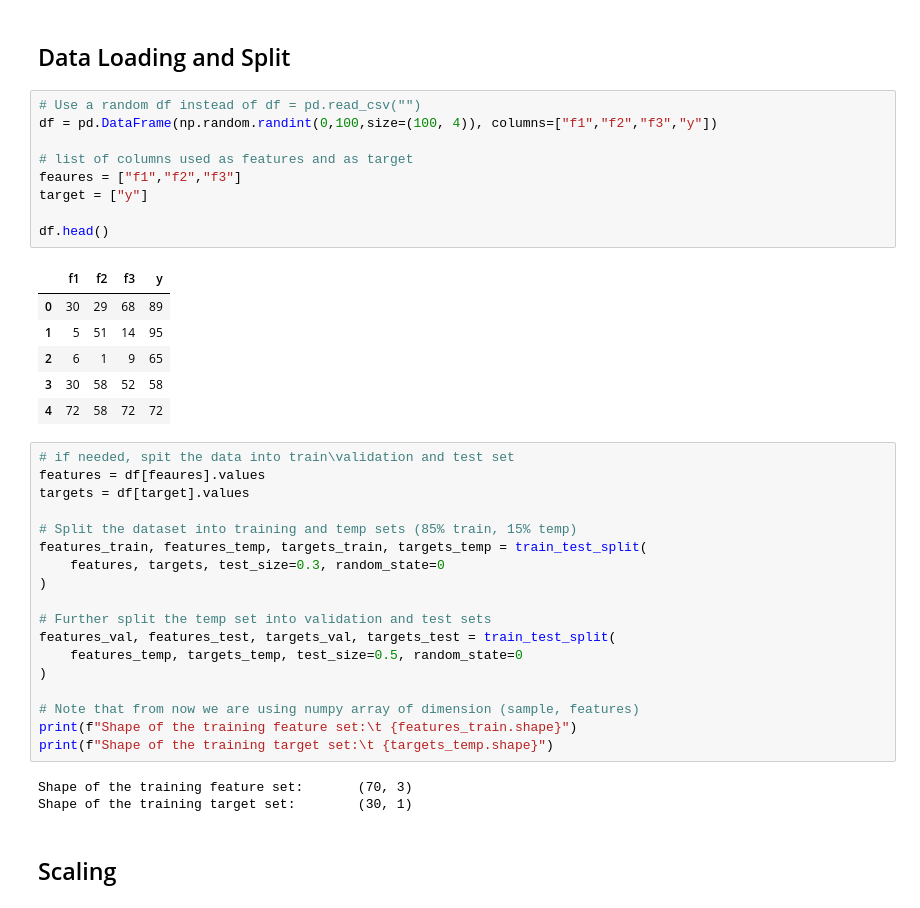
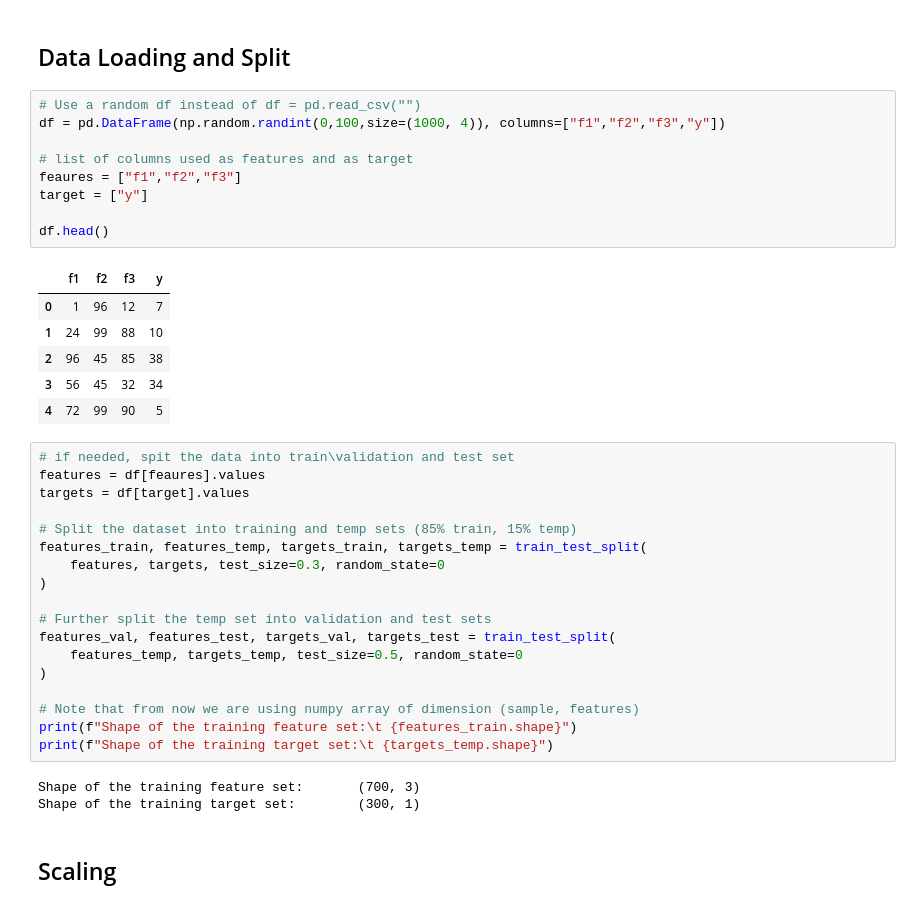
Before and after one commit to GppCalcagno/Templates, a Jupyter notebook: pyTorch/FeedForwardNN.ipynb, the cells around one changed output. Cells and saved outputs as stored; diff of their text form.

```diff
--- a/pyTorch/FeedForwardNN.ipynb
+++ b/pyTorch/FeedForwardNN.ipynb
@@ -26,20 +29,20 @@ device(type='cuda')
 ## Data Loading and Split
 # %%
 # Use a random df instead of df = pd.read_csv("")
-df = pd.DataFrame(np.random.randint(0,100,size=(100, 4)), columns=["f1","f2","f3","y"])
+df = pd.DataFrame(np.random.randint(0,100,size=(1000, 4)), columns=["f1","f2","f3","y"])
 
 # list of columns used as features and as target
 feaures = ["f1","f2","f3"]
 target = ["y"]
 
 df.head()
 # %% [output]
 |  | f1 | f2 | f3 | y |
-| 0 | 30 | 29 | 68 | 89 |
-| 1 | 5 | 51 | 14 | 95 |
-| 2 | 6 | 1 | 9 | 65 |
-| 3 | 30 | 58 | 52 | 58 |
-| 4 | 72 | 58 | 72 | 72 |
+| 0 | 1 | 96 | 12 | 7 |
+| 1 | 24 | 99 | 88 | 10 |
+| 2 | 96 | 45 | 85 | 38 |
+| 3 | 56 | 45 | 32 | 34 |
+| 4 | 72 | 99 | 90 | 5 |
 # %%
 # if needed, spit the data into train\validation and test set
 features = df[feaures].values
@@ -59,8 +62,8 @@ features_val, features_test, targets_val, targets_test = train_test_split(
 print(f"Shape of the training feature set:\t {features_train.shape}")
 print(f"Shape of the training target set:\t {targets_temp.shape}")
 # %% [output]
-Shape of the training feature set:       (70, 3)
-Shape of the training target set:        (30, 1)
+Shape of the training feature set:       (700, 3)
+Shape of the training target set:        (300, 1)
 # %% [markdown]
 ## Scaling
 # %% [markdown]
```
Also changed, not shown: parts of 16 cells of this notebook.
